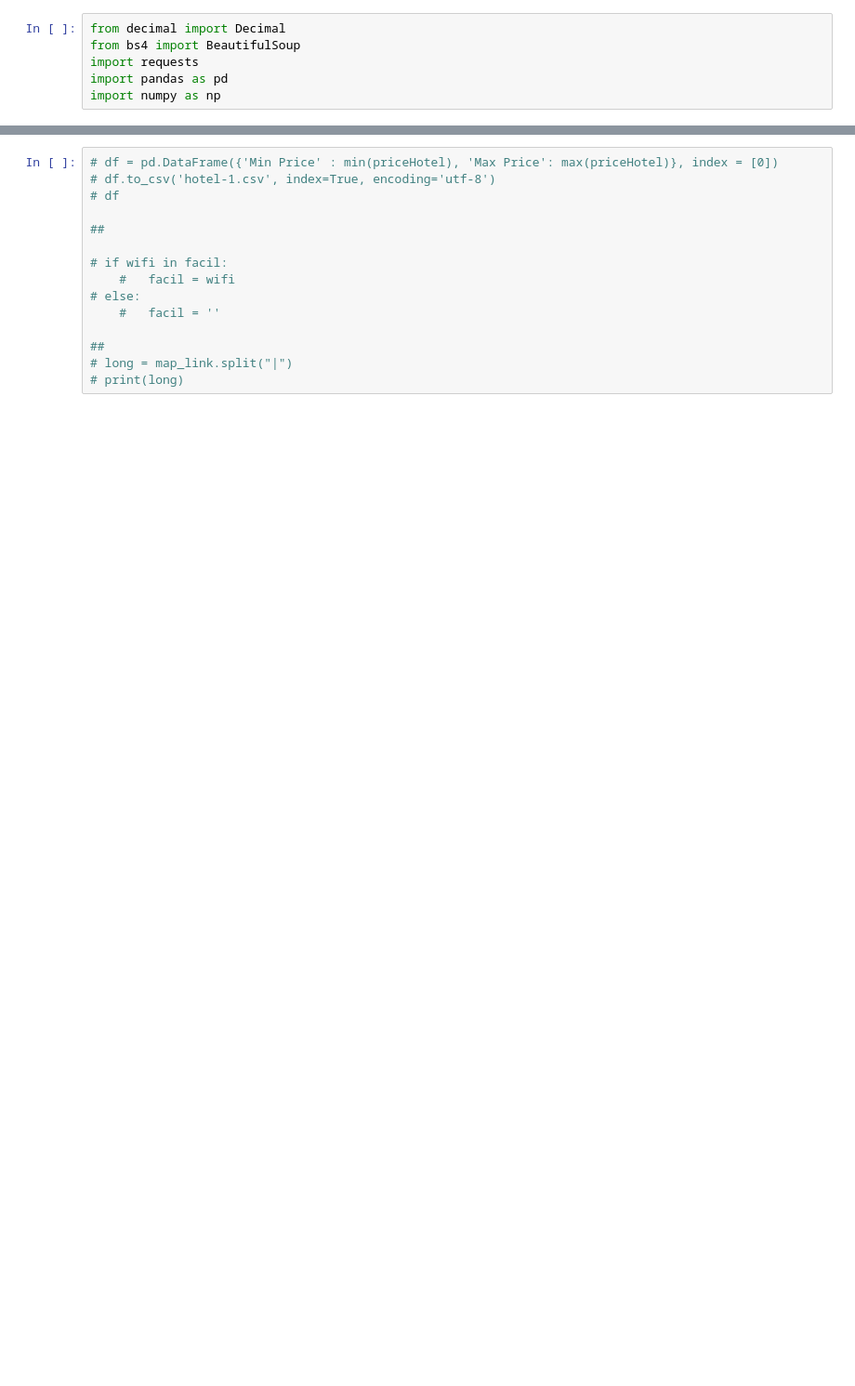
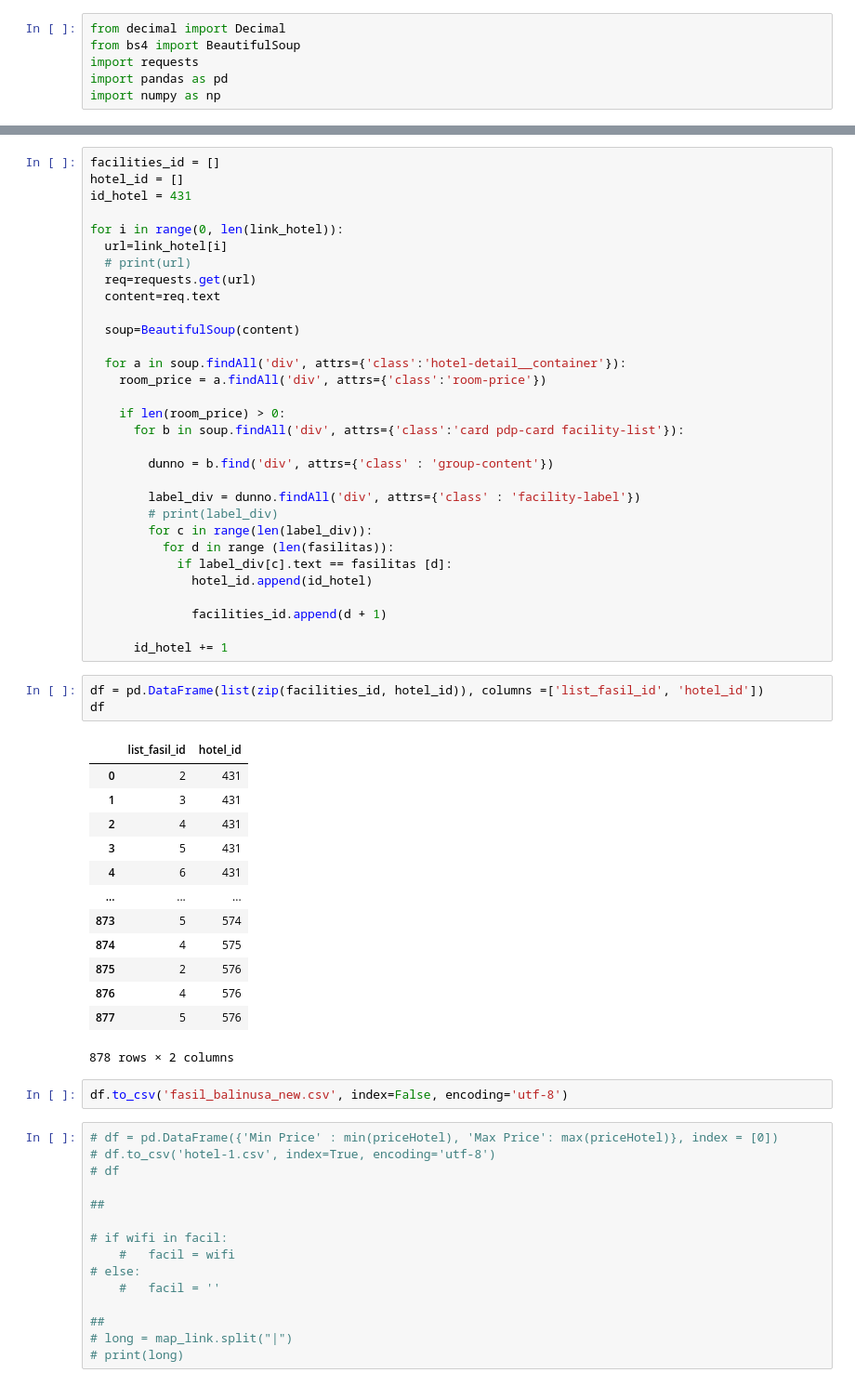
Before and after one commit to mister-riduro/datasets-final-project, a Jupyter notebook: Scrap_Hotel/scrap2-hotelDatas-tiket.ipynb, the cells around one changed output, grey strips where cells are left out. Shown at 93% size. Drawn from its saved outputs; the diff is of its cells as text; blank space fills up the shorter version.

```diff
--- a/Scrap_Hotel/scrap2-hotelDatas-tiket.ipynb
+++ b/Scrap_Hotel/scrap2-hotelDatas-tiket.ipynb
@@ -230,3 +339,53 @@ df.to_csv('db_hotel_papuamaluku.csv', index=True, encoding='utf-8')
+# %%
+facilities_id = []
+hotel_id = []
+id_hotel = 431
+
+for i in range(0, len(link_hotel)):
+  url=link_hotel[i]
+  # print(url)
+  req=requests.get(url)
+  content=req.text
+
+  soup=BeautifulSoup(content)
+
+  for a in soup.findAll('div', attrs={'class':'hotel-detail__container'}):
+    room_price = a.findAll('div', attrs={'class':'room-price'})
+
+    if len(room_price) > 0:
+      for b in soup.findAll('div', attrs={'class':'card pdp-card facility-list'}):
+
+        dunno = b.find('div', attrs={'class' : 'group-content'})
+
+        label_div = dunno.findAll('div', attrs={'class' : 'facility-label'})
+        # print(label_div)
+        for c in range(len(label_div)):
+          for d in range (len(fasilitas)):
+            if label_div[c].text == fasilitas [d]:
+              hotel_id.append(id_hotel)
+
+              facilities_id.append(d + 1)
+
+      id_hotel += 1
+# %%
+df = pd.DataFrame(list(zip(facilities_id, hotel_id)), columns =['list_fasil_id', 'hotel_id'])
+df
+# %% [output]
+|  | list_fasil_id | hotel_id |
+| 0 | 2 | 431 |
+| 1 | 3 | 431 |
+| 2 | 4 | 431 |
+| 3 | 5 | 431 |
+| 4 | 6 | 431 |
+| ... | ... | ... |
+| 873 | 5 | 574 |
+| 874 | 4 | 575 |
+| 875 | 2 | 576 |
+| 876 | 4 | 576 |
+| 877 | 5 | 576 |
+878 rows × 2 columns
+# %%
+df.to_csv('fasil_balinusa_new.csv', index=False, encoding='utf-8')
 # %%
 # df = pd.DataFrame({'Min Price' : min(priceHotel), 'Max Price': max(priceHotel)}, index = [0])
 # df.to_csv('hotel-1.csv', index=True, encoding='utf-8')
```
Also changed, not shown: parts of 6 cells of this notebook, 47 other files.
